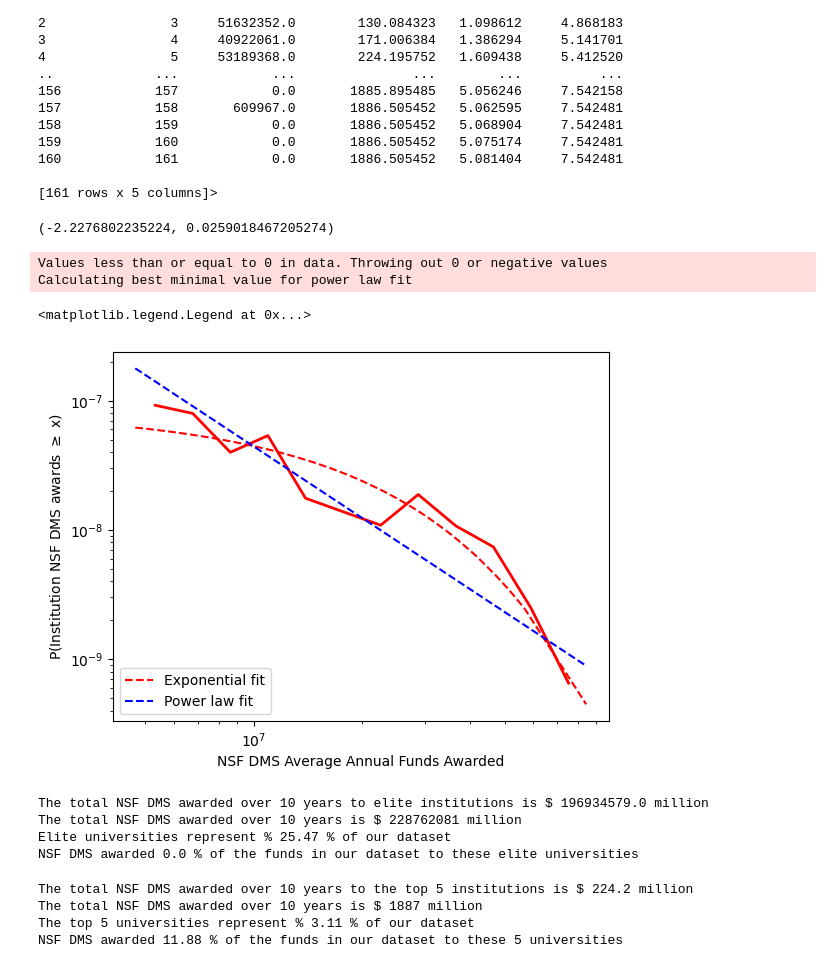
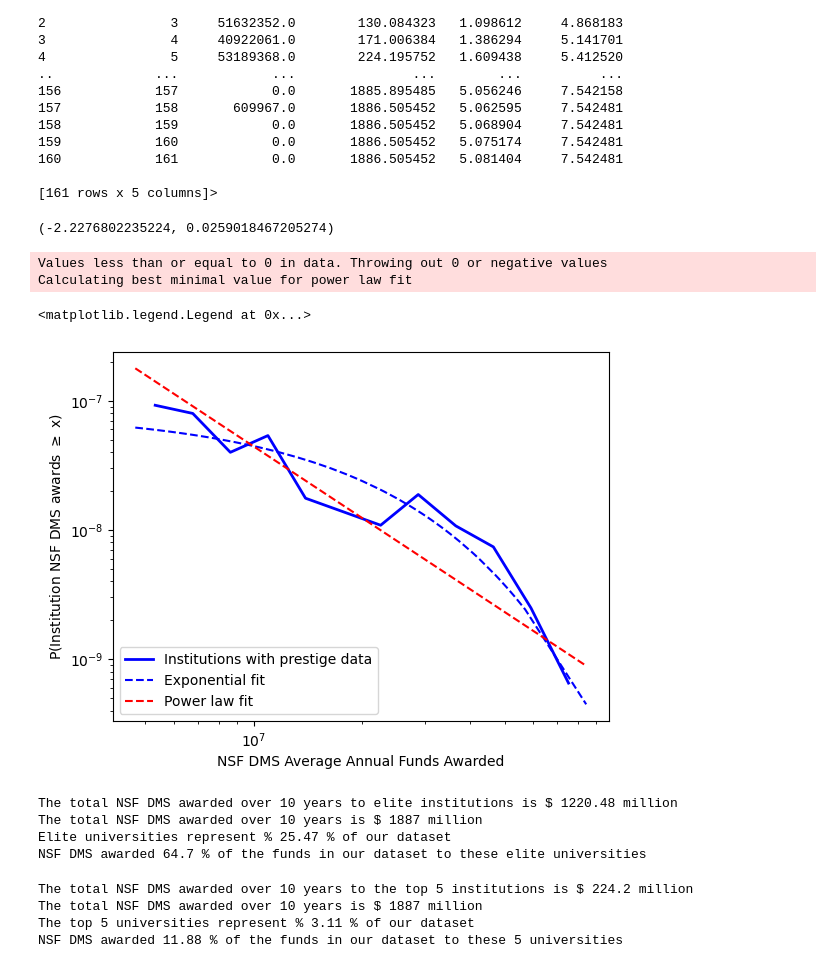
Before and after one commit to DAAAAMNSocialJustice/metamath, a Jupyter notebook: AMM/analysis_fixpw.ipynb, the cells around one changed output. Drawn from its saved outputs; the diff is of its cells as text; code cells hidden in the pictures.

```diff
--- a/AMM/analysis_fixpw.ipynb
+++ b/AMM/analysis_fixpw.ipynb
@@ -439,32 +439,32 @@ NSFcumsum_df.info
 # %%
 #total awarded over 10 years (at least of the subset considered)
 total_NSF = NSFcumsum_df.loc[160,"Cumulative Award"]
 pldata = NSFcumsum_df['AwardedAmount']#/total_NSF I did not normalize amounts here
 
 #powerlaw fit
 fit=powerlaw.Fit(pldata)
 Rp = fit.distribution_compare('power_law','exponential',normalized_ratio=True)
 print(Rp)
 
 #powerlaw visualize
-fig2=fit.plot_pdf(color='r',linewidth=2)
-fit.exponential.plot_pdf(color='r',linestyle='--',ax=fig2, label = 'Exponential fit')
-fit.power_law.plot_pdf(color='b',linestyle='--',ax=fig2, label = 'Power law fit')
+fig2=fit.plot_pdf(color='b',linewidth=2, label = 'Institutions with prestige data')
+fit.exponential.plot_pdf(color='b',linestyle='--',ax=fig2, label = 'Exponential fit')
+fit.power_law.plot_pdf(color='r',linestyle='--',ax=fig2, label = 'Power law fit')
 plt.xlabel('NSF DMS Average Annual Funds Awarded')
 plt.ylabel('P(Institution NSF DMS awards $\geq$ x)')
 plt.legend(loc='lower left')
 # %% [output]
 (-2.2276802235224, 0.0259018467205274)
 Values less than or equal to 0 in data. Throwing out 0 or negative values
 Calculating best minimal value for power law fit
 <matplotlib.legend.Legend at 0x...>
-[figure, old version]
+[figure, new version]
 # %%
 #of the 235 million per year that NSF DMS gives
 #elite institutions
 top_n = 41
 sumof_elite = NSFcumsum_df.loc[top_n-1,"Cumulative Award"]
-print("The total NSF DMS awarded over 10 years to elite institutions is $", str(round(sumoftop_n,2)), "million")
+print("The total NSF DMS awarded over 10 years to elite institutions is $", str(round(sumof_elite,2)), "million")
 
 print("The total NSF DMS awarded over 10 years is $", str(round(total_NSF)), "million")
 
@@ -476,10 +476,10 @@ print("Elite universities represent %", str(round(elite_per,2)), "%", "of our da
 elite_NSFper = 100*sumof_elite/total_NSF
 print("NSF DMS awarded", str(round(elite_NSFper,2)), "%" ,"of the funds in our dataset to these elite universities")
 # %% [output]
-The total NSF DMS awarded over 10 years to elite institutions is $ 196934579.0 million
-The total NSF DMS awarded over 10 years is $ 228762081 million
+The total NSF DMS awarded over 10 years to elite institutions is $ 1220.48 million
+The total NSF DMS awarded over 10 years is $ 1887 million
 Elite universities represent % 25.47 % of our dataset
-NSF DMS awarded 0.0 % of the funds in our dataset to these elite universities
+NSF DMS awarded 64.7 % of the funds in our dataset to these elite universities
 # %%
 #of the 235 million per year that NSF DMS gives
 #top n institutions
```
Also changed, not shown: parts of 3 cells of this notebook.
